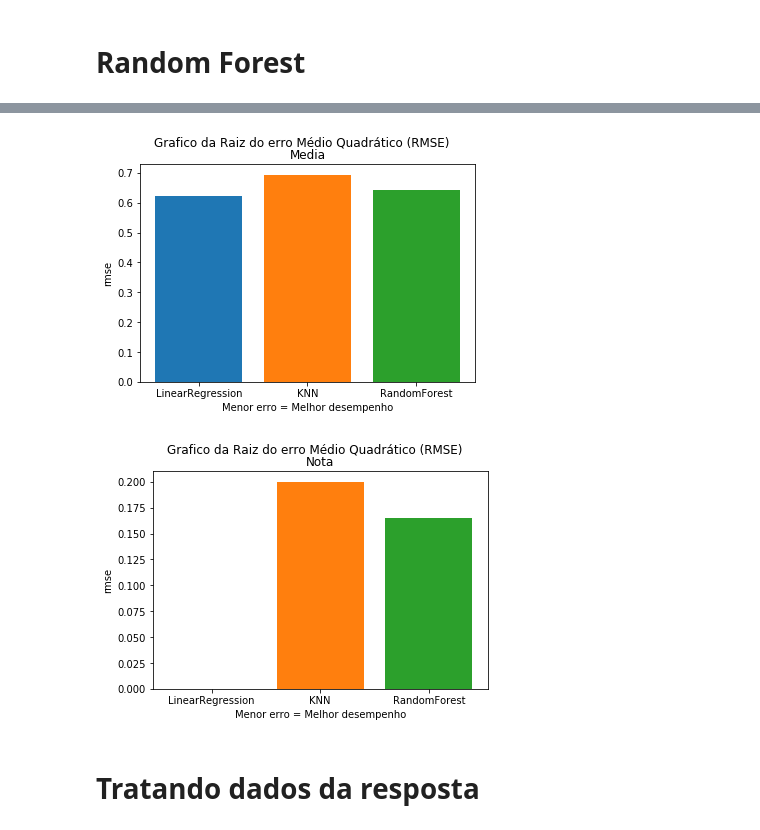
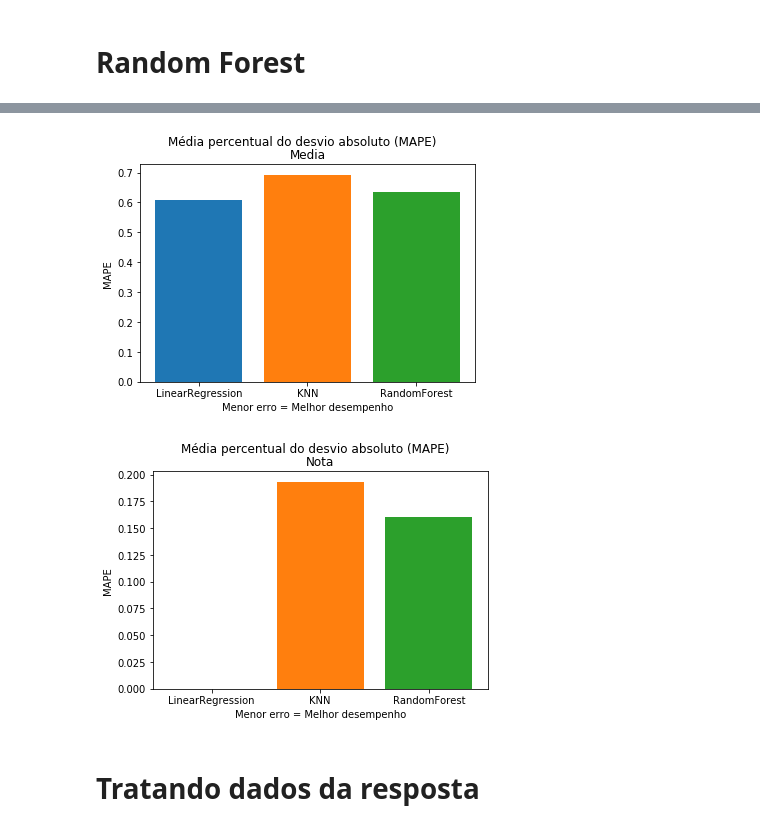
Before and after one commit to RobConstante/codenationChallenge-machineLearning-Regressao, a Jupyter notebook: Codenation Challenge.ipynb, the cells around one changed output, grey strips where cells are left out. Cells and saved outputs as stored; diff of their text form; code cells hidden in the pictures.

Commit message:
correcao grafico_mape

```diff
--- a/Codenation Challenge.ipynb
+++ b/Codenation Challenge.ipynb
@@ -318,11 +319,11 @@ grafico(prever,y_teste,'Random Forest (Nota)')
 # %%
-grafico_mse(modelo1_media,modelo2_media,modelo3_media,'Media')
+grafico_mape(modelo1_media,modelo2_media,modelo3_media,'Media')
 # %% [output]
-[figure, old version]
+[figure, new version]
 # %%
-grafico_mse(modelo1_nota,modelo2_nota,modelo3_nota,'Nota')
+grafico_mape(modelo1_nota,modelo2_nota,modelo3_nota,'Nota')
 # %% [output]
-[figure, old version]
+[figure, new version]
 # %% [markdown]
 # Tratando dados da resposta
 # %%
```
Also changed, not shown: parts of 11 cells of this notebook, 1 other file.
